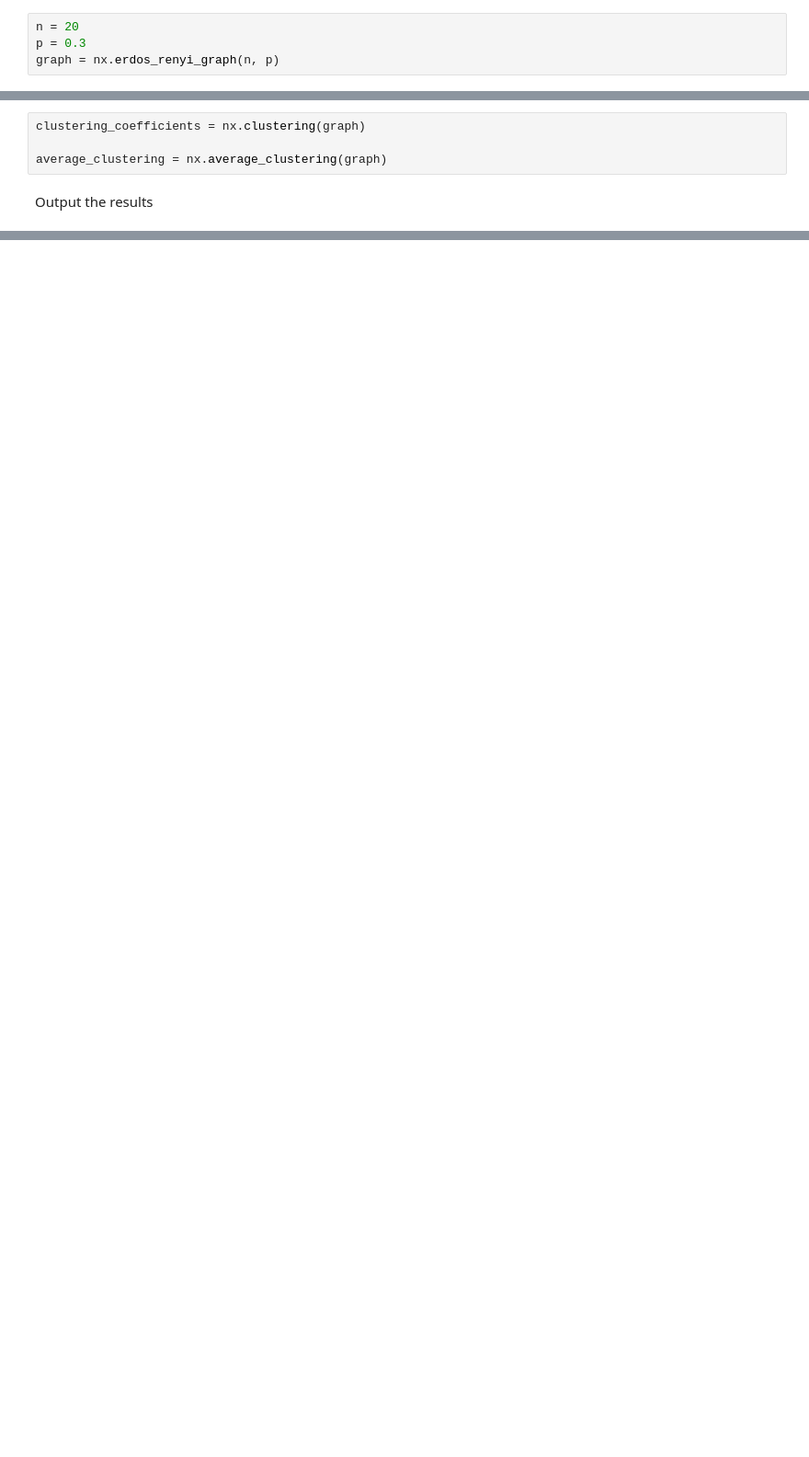
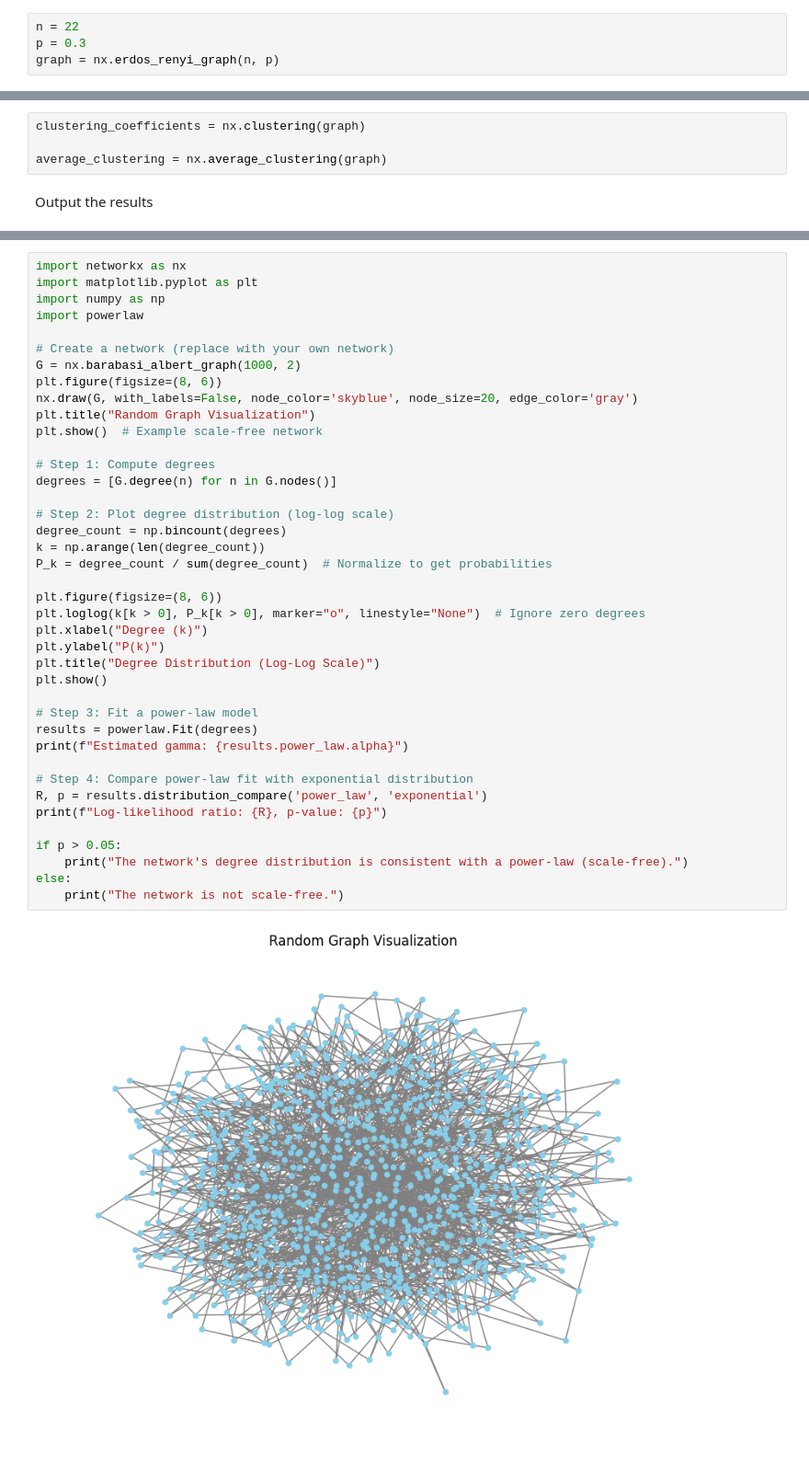
Before and after one commit to annkvth/kompleteNetze, a Jupyter notebook: networkxTest.ipynb, the cells around one changed output, grey strips where cells are left out. Shown: that part at 92% size. Saved outputs shown, nothing was run; the diff lists cells and outputs as text; blank space fills up the shorter version.

```diff
--- a/networkxTest.ipynb
+++ b/networkxTest.ipynb
@@ -11,4 +112,4 @@ Generate random graph with 20 nodes and probability of edge creation 0.3
 # %%
-n = 20
+n = 22
 p = 0.3
 graph = nx.erdos_renyi_graph(n, p)
@@ -38,0 +159,42 @@ Average clustering coefficient: 0.21988095238095234
+# %%
+import networkx as nx
+import matplotlib.pyplot as plt
+import numpy as np
+import powerlaw
+
+# Create a network (replace with your own network)
+G = nx.barabasi_albert_graph(1000, 2)
+plt.figure(figsize=(8, 6))
+nx.draw(G, with_labels=False, node_color='skyblue', node_size=20, edge_color='gray')
+plt.title("Random Graph Visualization")
+plt.show()  # Example scale-free network
+
+# Step 1: Compute degrees
+degrees = [G.degree(n) for n in G.nodes()]
+
+# Step 2: Plot degree distribution (log-log scale)
+degree_count = np.bincount(degrees)
+k = np.arange(len(degree_count))
+P_k = degree_count / sum(degree_count)  # Normalize to get probabilities
+
+plt.figure(figsize=(8, 6))
+plt.loglog(k[k > 0], P_k[k > 0], marker="o", linestyle="None")  # Ignore zero degrees
+plt.xlabel("Degree (k)")
+plt.ylabel("P(k)")
+plt.title("Degree Distribution (Log-Log Scale)")
+plt.show()
+
+# Step 3: Fit a power-law model
+results = powerlaw.Fit(degrees)
+print(f"Estimated gamma: {results.power_law.alpha}")
+
+# Step 4: Compare power-law fit with exponential distribution
+R, p = results.distribution_compare('power_law', 'exponential')
+print(f"Log-likelihood ratio: {R}, p-value: {p}")
+
+if p > 0.05:
+    print("The network's degree distribution is consistent with a power-law (scale-free).")
+else:
+    print("The network is not scale-free.")
+# %% [output]
+[figure, added]
```
Also changed, not shown: parts of 20 cells of this notebook.
